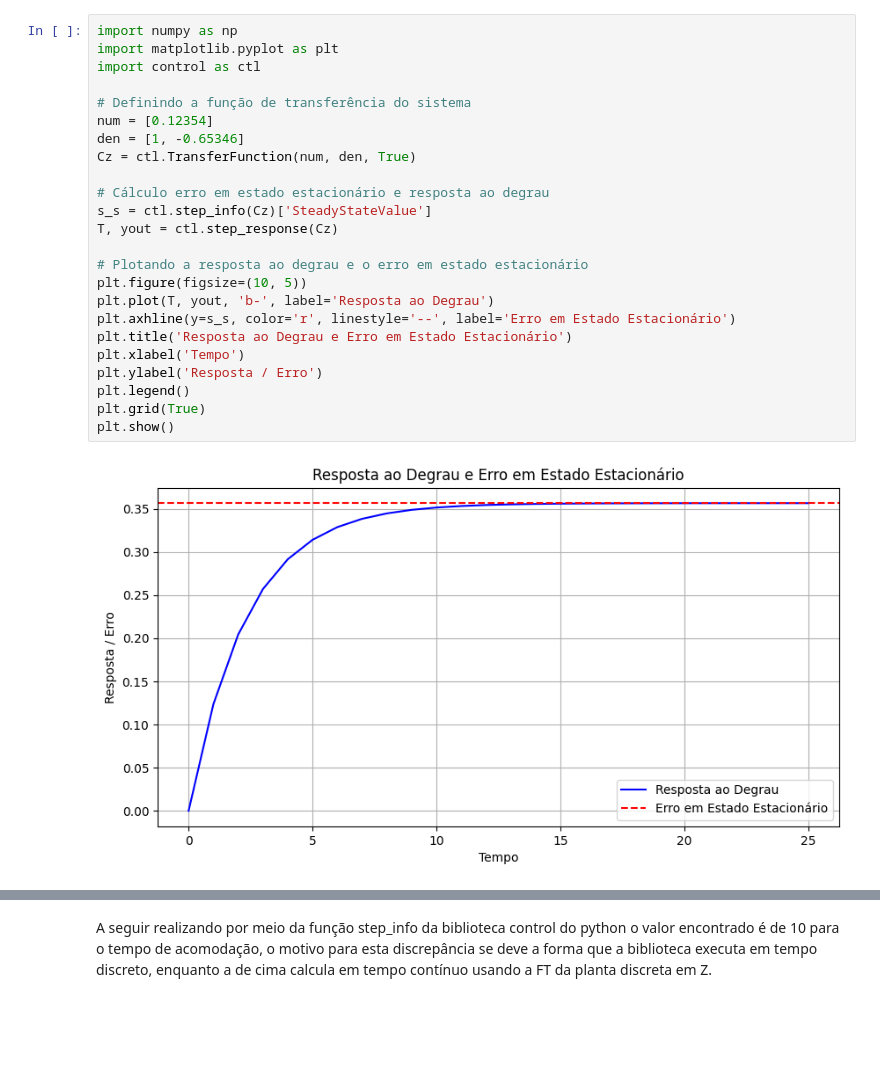
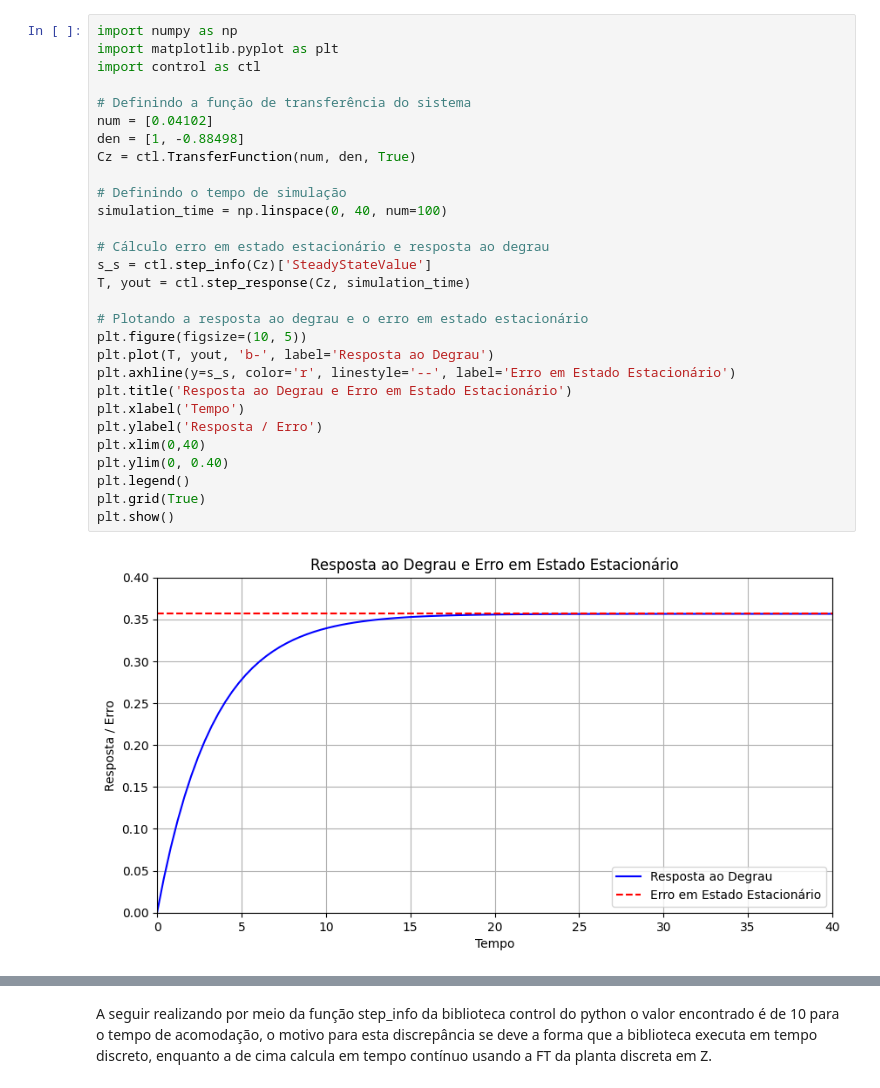
Before and after one commit to pedroivovasconcelos/controledigital, a Jupyter notebook: capitulo6.ipynb, the cells around one changed output, grey strips where cells are left out. Drawn from its saved outputs; the diff is of its cells as text; blank space fills up the shorter version.

```diff
--- a/capitulo6.ipynb
+++ b/capitulo6.ipynb
@@ -29,29 +29,34 @@ Simulando em degrau:
 # %%
 import numpy as np
 import matplotlib.pyplot as plt
 import control as ctl
 
 # Definindo a função de transferência do sistema
-num = [0.12354]
-den = [1, -0.65346]
+num = [0.04102]
+den = [1, -0.88498]
 Cz = ctl.TransferFunction(num, den, True)
+
+# Definindo o tempo de simulação
+simulation_time = np.linspace(0, 40, num=100)
 
 # Cálculo erro em estado estacionário e resposta ao degrau
 s_s = ctl.step_info(Cz)['SteadyStateValue']
-T, yout = ctl.step_response(Cz)
+T, yout = ctl.step_response(Cz, simulation_time)
 
 # Plotando a resposta ao degrau e o erro em estado estacionário
 plt.figure(figsize=(10, 5))
 plt.plot(T, yout, 'b-', label='Resposta ao Degrau')
 plt.axhline(y=s_s, color='r', linestyle='--', label='Erro em Estado Estacionário')
 plt.title('Resposta ao Degrau e Erro em Estado Estacionário')
 plt.xlabel('Tempo')
 plt.ylabel('Resposta / Erro')
+plt.xlim(0,40)
+plt.ylim(0, 0.40)
 plt.legend()
 plt.grid(True)
 plt.show()
 # %% [output]
-[figure, old version]
+[figure, new version]
 # %% [markdown]
 2- Neste exercício o objetivo é deslocar o sinal distúrbio até a entrada antes do controlador como mostrado a seguir:
 
```
Also changed, not shown: parts of 6 cells of this notebook, 2 other files.
